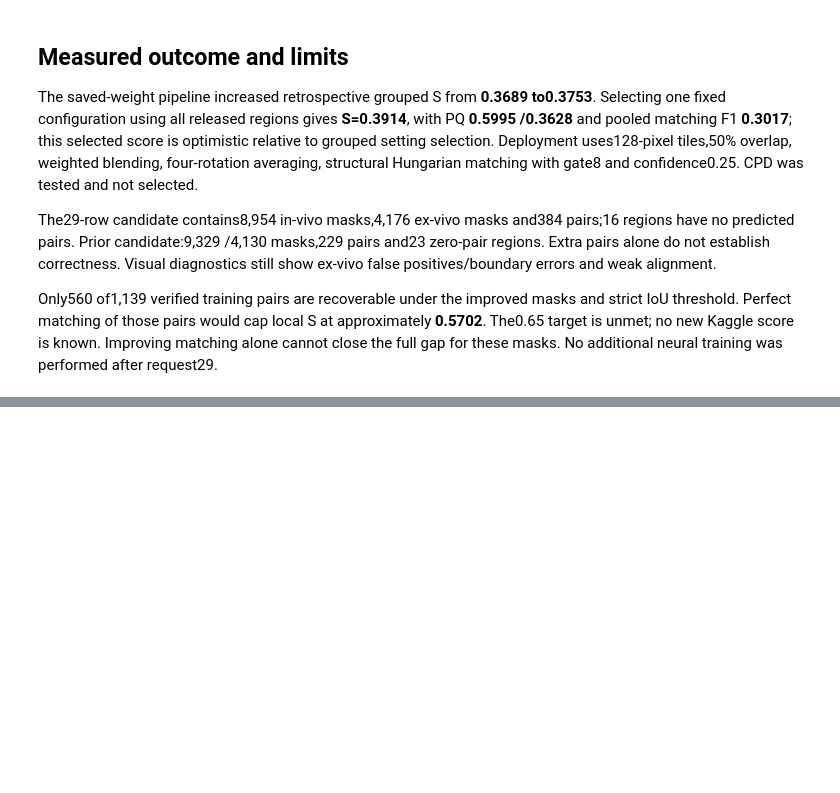
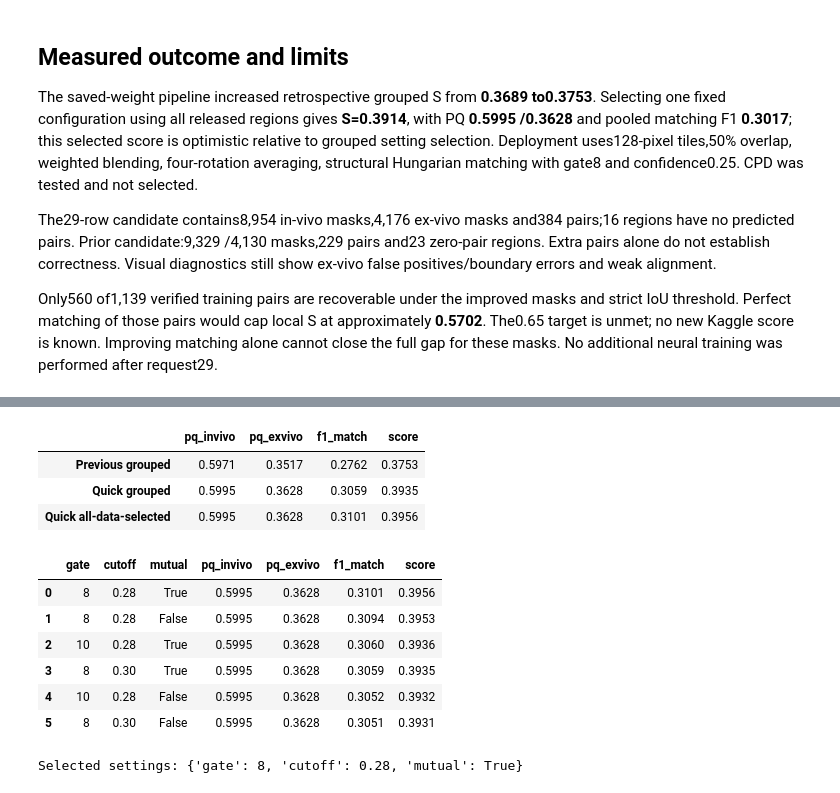
Before and after one commit to rohitfarfad/-CV-Cell-Matching-x-Segmentation, a Jupyter notebook: AdvancedCellMatching.ipynb, the cells around one changed output, grey strips where cells are left out. Cells and saved outputs as stored; diff of their text form; code cells hidden in the pictures; blank space fills up the shorter version.

```diff
--- a/AdvancedCellMatching.ipynb
+++ b/AdvancedCellMatching.ipynb
@@ -178,9 +178,9 @@ CSV SHA-256: 9e1a0beab6dd285c04e84090a5fe3b9e31d80f4120f8773502162eed7bc24327
 
 OpenAI Codex assisted with implementation, experiments and validation. The actual user prompts, including the narrowing request29, are recorded in `AI_USAGE.md`. Source data, previous notebooks, previous U-Net checkpoints and CSVs, Q1–Q4 and README are preserved. No external upload or final-submission selection occurs. Alternative-model experiments were interrupted and have partial results only.
 # %%
-for name,expected in json.loads((out/'preserved_hashes.json').read_text()).items():
+for name,expected in json.loads((Path('outputs/q5/unet_quick/preserved_hashes.json')).read_text()).items():
     assert hashlib.sha256(Path(name).read_bytes()).hexdigest()==expected,name
-print('Earlier notebooks, source helpers, model checkpoints, CSVs and README are unchanged.')
+print('Protected files match the latest pre-experiment snapshot.')
 # %% [output]
 Earlier notebooks, source helpers, model checkpoints, CSVs and README are unchanged.
 # %% [markdown]
@@ -193,0 +202,25 @@ Only560 of1,139 verified training pairs are recoverable under the improved masks
+# %%
+from pathlib import Path
+import json,hashlib
+import pandas as pd
+from unet_quick import OUT as quick_out,write_submission as write_quick_submission
+
+quick_table=pd.read_csv(quick_out/'comparison.csv')
+previous_grouped=json.loads(Path('outputs/q5/advanced/grouped_summary.json').read_text())
+quick_grouped=json.loads((quick_out/'grouped_summary.json').read_text())
+display(pd.DataFrame({'Previous grouped':previous_grouped,'Quick grouped':quick_grouped,'Quick all-data-selected':quick_table.iloc[0][list(quick_grouped)].to_dict()}).T.round(4))
+display(quick_table.head(6).round(4))
+print('Selected settings:',json.loads((quick_out/'selected.json').read_text()))
+# %% [output]
+|  | pq_invivo | pq_exvivo | f1_match | score |
+| Previous grouped | 0.5971 | 0.3517 | 0.2762 | 0.3753 |
+| Quick grouped | 0.5995 | 0.3628 | 0.3059 | 0.3935 |
+| Quick all-data-selected | 0.5995 | 0.3628 | 0.3101 | 0.3956 |
+|  | gate | cutoff | mutual | pq_invivo | pq_exvivo | f1_match | score |
+| 0 | 8 | 0.28 | True | 0.5995 | 0.3628 | 0.3101 | 0.3956 |
+| 1 | 8 | 0.28 | False | 0.5995 | 0.3628 | 0.3094 | 0.3953 |
+| 2 | 10 | 0.28 | True | 0.5995 | 0.3628 | 0.3060 | 0.3936 |
+| 3 | 8 | 0.30 | True | 0.5995 | 0.3628 | 0.3059 | 0.3935 |
+| 4 | 10 | 0.28 | False | 0.5995 | 0.3628 | 0.3052 | 0.3932 |
+| 5 | 8 | 0.30 | False | 0.5995 | 0.3628 | 0.3051 | 0.3931 |
+Selected settings: {'gate': 8, 'cutoff': 0.28, 'mutual': True}
```
Also changed, not shown: parts of 12 cells of this notebook, 10 other files.
